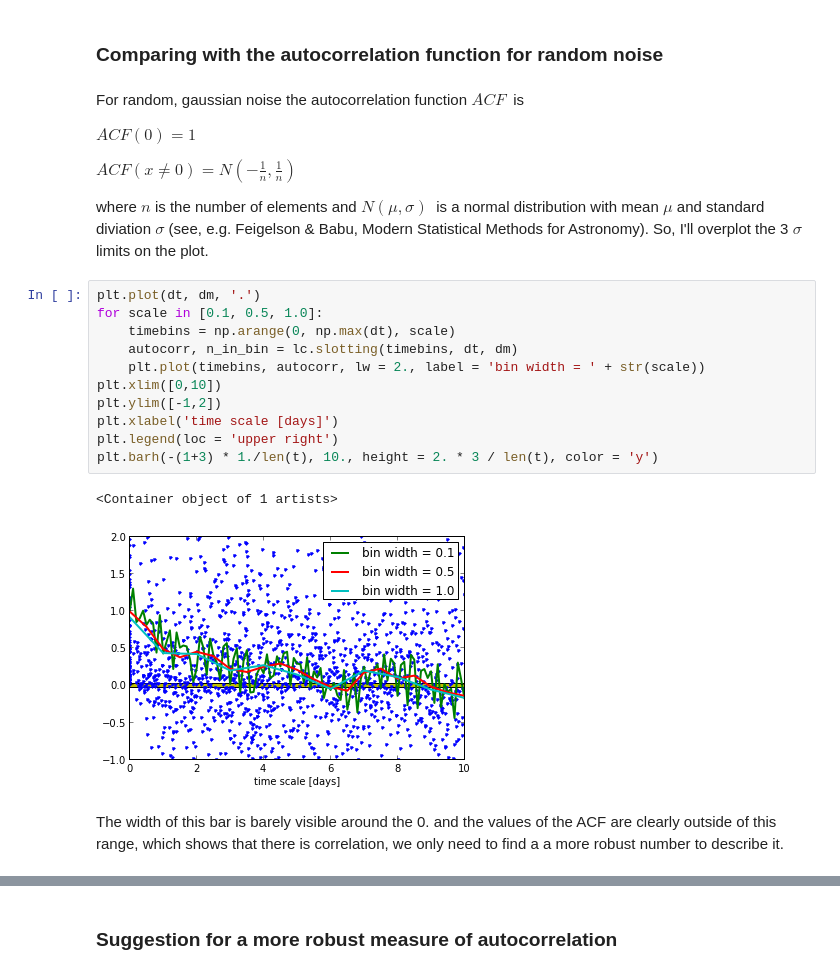
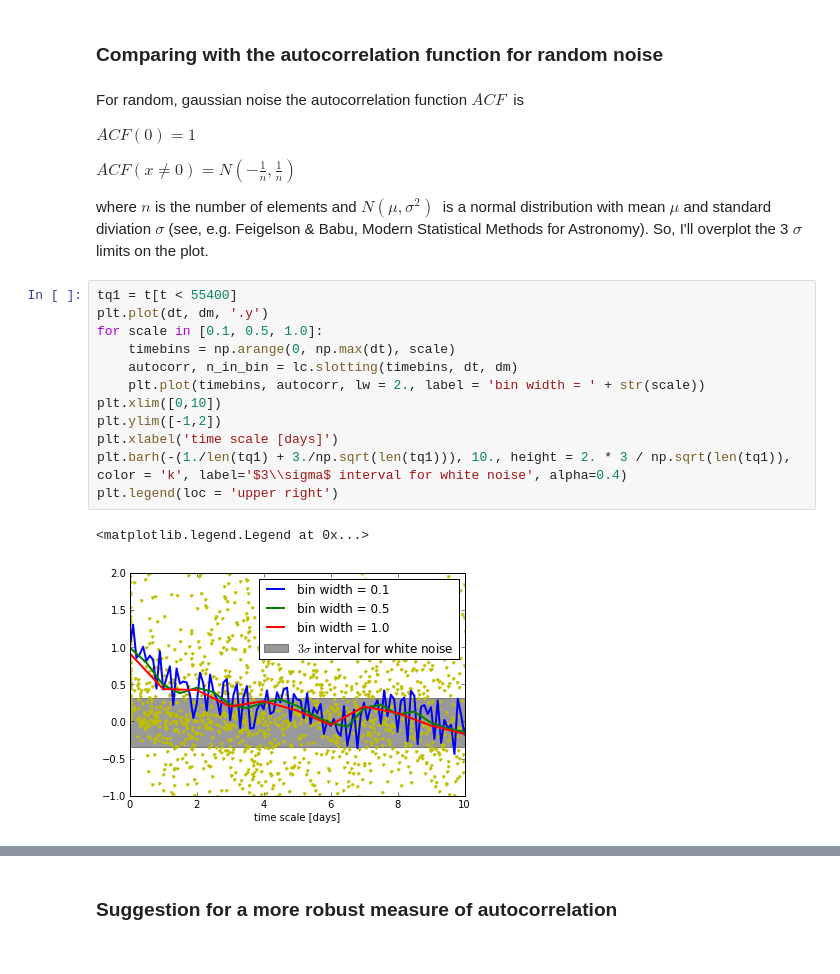
Before and after one commit to YSOVAR/Analysis, a Jupyter notebook: TimeScalesinYSOVAR.ipynb, the cells around one changed output, grey strips where cells are left out. Saved outputs shown, nothing was run; the diff lists cells and outputs as text.

```diff
--- a/TimeScalesinYSOVAR.ipynb
+++ b/TimeScalesinYSOVAR.ipynb
@@ -164,20 +166,19 @@ $ACF(0) = 1$
 
 $ACF(x \ne 0) = N(-\frac{1}{n}, \frac{1}{n})$
 
-where $n$ is the number of elements and $N(\mu, \sigma)\ $ is a normal distribution with mean $\mu$ and standard diviation $\sigma$ (see, e.g. Feigelson & Babu, Modern Statistical Methods for Astronomy). So, I'll overplot the 3 $\sigma$ limits on the plot.
+where $n$ is the number of elements and $N(\mu, \sigma^2)\ $ is a normal distribution with mean $\mu$ and standard diviation $\sigma$ (see, e.g. Feigelson & Babu, Modern Statistical Methods for Astronomy). So, I'll overplot the 3 $\sigma$ limits on the plot.
 # %%
-plt.plot(dt, dm, '.')
+tq1 = t[t < 55400]
+plt.plot(dt, dm, '.y')
 for scale in [0.1, 0.5, 1.0]:
     timebins = np.arange(0, np.max(dt), scale)
     autocorr, n_in_bin = lc.slotting(timebins, dt, dm)
     plt.plot(timebins, autocorr, lw = 2., label = 'bin width = ' + str(scale))
 plt.xlim([0,10])
 plt.ylim([-1,2])
 plt.xlabel('time scale [days]')
+plt.barh(-(1./len(tq1) + 3./np.sqrt(len(tq1))), 10., height = 2. * 3 / np.sqrt(len(tq1)), color = 'k', label='$3\\sigma$ interval for white noise', alpha=0.4)
 plt.legend(loc = 'upper right')
-plt.barh(-(1+3) * 1./len(t), 10., height = 2. * 3 / len(t), color = 'y')
 # %% [output]
-<Container object of 1 artists>
+<matplotlib.legend.Legend at 0x...>
-[figure, old version]
+[figure, new version]
-# %% [markdown]
-The width of this bar is  barely visible around the 0. and the values of the ACF are clearly outside of this range, which shows that there is correlation, we only need to find a a more robust number to describe it.
```
Also changed, not shown: parts of 23 cells of this notebook.
